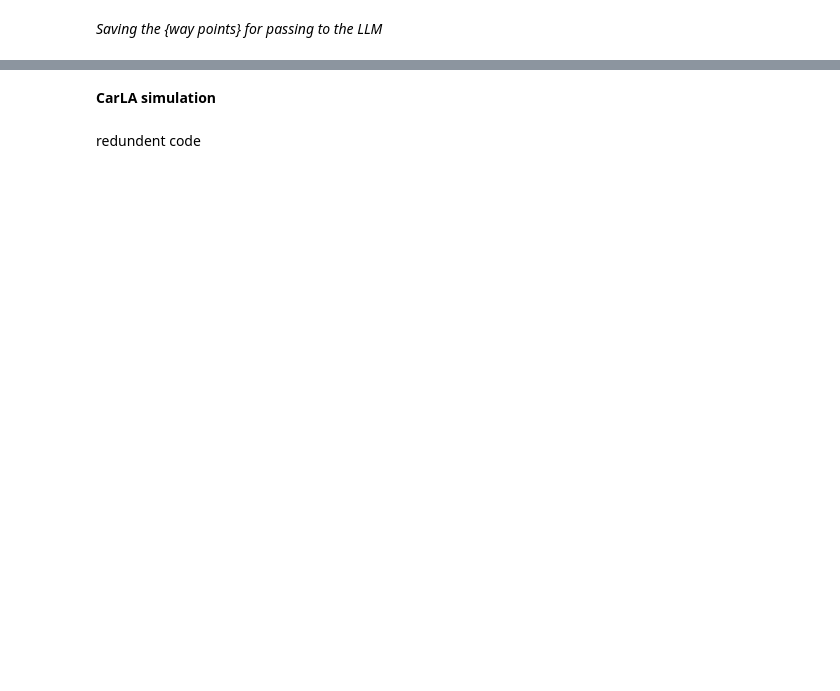
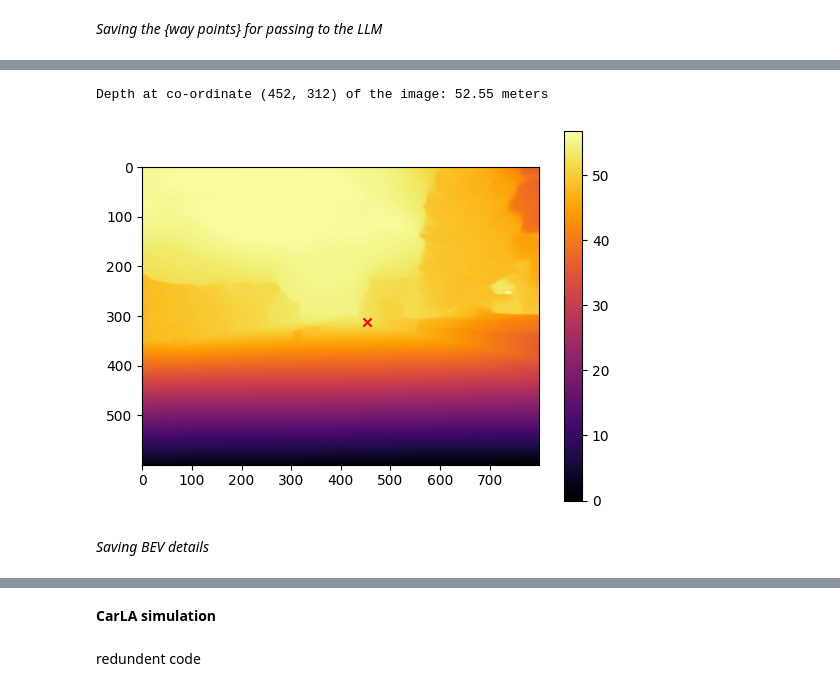
Before and after one commit to Deva10391/Causal_ZS_Generalization_for_AV_navigation, a Jupyter notebook: Causal-ZS Generalization for AV navigation.ipynb, the cells around one changed output, grey strips where cells are left out. Saved outputs shown, nothing was run; the diff lists cells and outputs as text; code cells hidden in the pictures; blank space fills up the shorter version.

```diff
--- a/Causal-ZS Generalization for AV navigation.ipynb
+++ b/Causal-ZS Generalization for AV navigation.ipynb
@@ -497,0 +580,27 @@ torch.save(best_vit_wp_model.state_dict(), 'best_vit_wp_model_updated.pth')
+# %%
+def get_waypoint(bev_map):
+    bev_map = bev_map.max() - bev_map
+    bev_map = cv2.normalize(bev_map, None, 0, 255, cv2.NORM_MINMAX)
+    bev_map = np.uint8(bev_map)
+    x_mid = 400
+    dist = float('inf')
+
+    for y in range(0,200):
+        for x in range(0,200):
+            b = bev_map[y,x]
+            if b > 91:
+                if dist > abs(x_mid - x):
+                    cord_x = x
+                    cord_y = y
+                    dist = abs(x_mid - x)
+                break
+
+    return cord_x * 4, cord_y * 3
+# %%
+wp_x, wp_y = get_waypoint(bev_map)
+plot_depth_map(depth_map, wp_x, wp_y)
+# %% [output]
+Depth at co-ordinate (452, 312) of the image: 52.55 meters
+[figure, added]
+# %% [markdown]
+*Saving BEV details*
```
Also changed, not shown: parts of 84 cells of this notebook, 2 other files.
